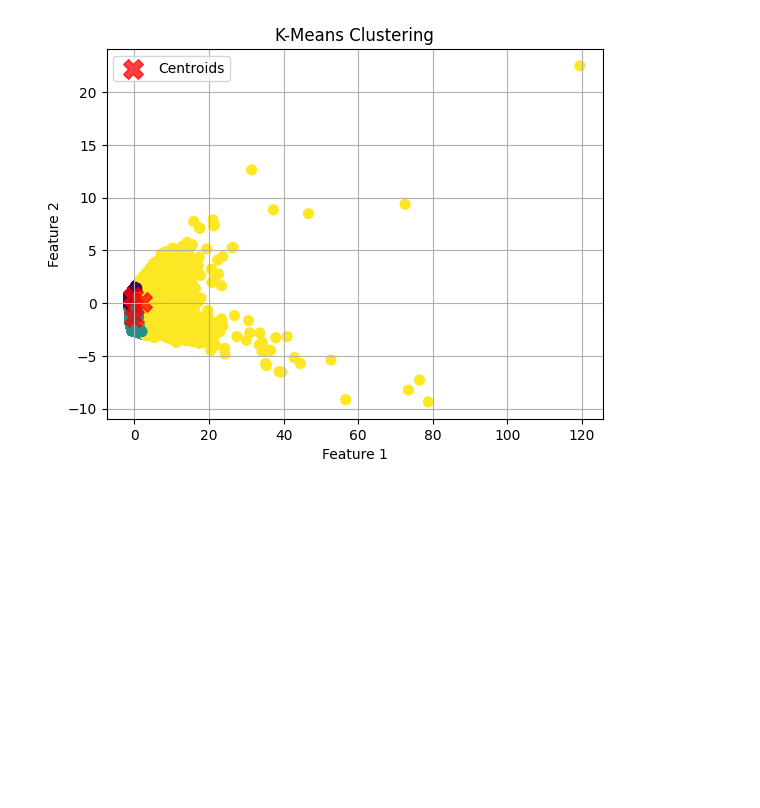
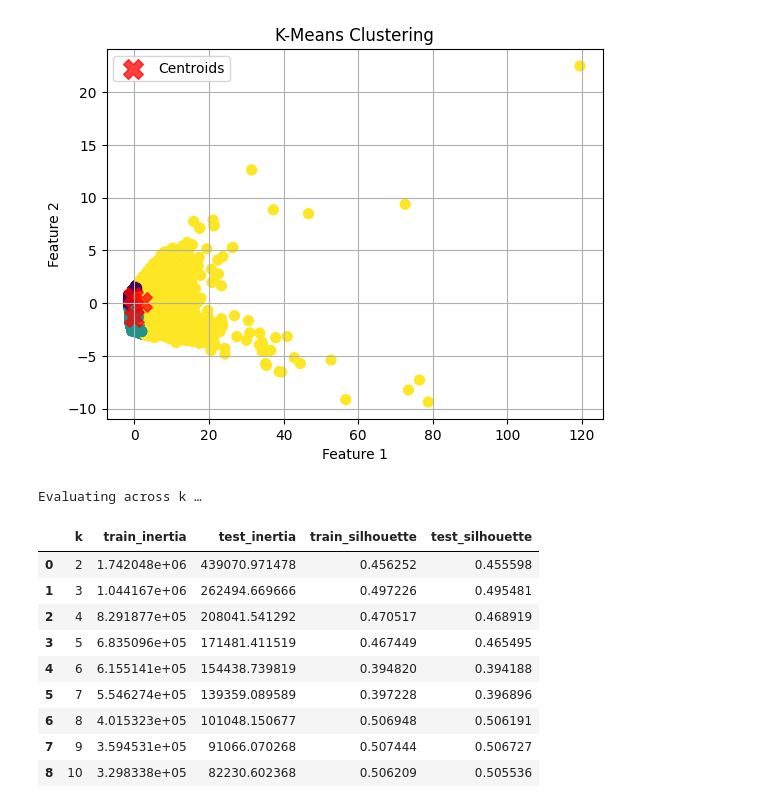
Before and after one commit to ZackRoland/UK_Car_Accident_Severity_Predictor, a Jupyter notebook: final_model.ipynb, the cells around one changed output. Cells and saved outputs as stored; diff of their text form; code cells hidden in the pictures; blank space fills up the shorter version.

Commit message:
added test train evaluation metrics to final model

```diff
--- a/final_model.ipynb
+++ b/final_model.ipynb
@@ -125,3 +145,66 @@ plt.grid(True)
 plt.show()
 # %% [output]
 [figure]
+# %%
+
+# --- config ---
+k_range        = range(2, 11)
+sil_sample     = 100000         # silhouette sample size (None -> full, but can be slow)
+
+# --- data ---
+X = df_pca.values  # use your preprocessed dataframe 'df'
+X_train, X_test = train_test_split(X, test_size=0.2, random_state=42)
+
+
+def test_inertia(X, centers):
+    _, d = pairwise_distances_argmin_min(X, centers)
+    return np.sum(d ** 2)
+
+train_inertia, test_inertia_list = [], []
+train_sil, test_sil = [], []
+
+print("Evaluating across k …")
+for k in tqdm(k_range, desc="k loop", unit="k"):
+    km = KMeans(n_clusters=k, n_init="auto", random_state=42)
+    km.fit(X_train)
+
+    # train metrics
+    train_inertia.append(km.inertia_)
+    try:
+        train_sil.append(silhouette_score(X_train, km.labels_, sample_size=sil_sample, random_state=0))
+    except Exception:
+        train_sil.append(np.nan)
+
+    # test metrics
+    ti = test_inertia(X_test, km.cluster_centers_)
+    test_inertia_list.append(ti)
+
+    test_labels = km.predict(X_test)
+    if len(np.unique(test_labels)) >= 2:
+        try:
+            test_sil.append(silhouette_score(X_test, test_labels, sample_size=sil_sample, random_state=0))
+        except Exception:
+            test_sil.append(np.nan)
+    else:
+        test_sil.append(np.nan)
+
+results = pd.DataFrame({
+    "k": list(k_range),
+    "train_inertia": train_inertia,
+    "test_inertia": test_inertia_list,
+    "train_silhouette": train_sil,
+    "test_silhouette": test_sil
+})
+results
+# %% [output]
+Evaluating across k …
+|  | k | train_inertia | test_inertia | train_silhouette | test_silhouette |
+| 0 | 2 | 1.742048e+06 | 439070.971478 | 0.456252 | 0.455598 |
+| 1 | 3 | 1.044167e+06 | 262494.669666 | 0.497226 | 0.495481 |
+| 2 | 4 | 8.291877e+05 | 208041.541292 | 0.470517 | 0.468919 |
+| 3 | 5 | 6.835096e+05 | 171481.411519 | 0.467449 | 0.465495 |
+| 4 | 6 | 6.155141e+05 | 154438.739819 | 0.394820 | 0.394188 |
+| 5 | 7 | 5.546274e+05 | 139359.089589 | 0.397228 | 0.396896 |
+| 6 | 8 | 4.015323e+05 | 101048.150677 | 0.506948 | 0.506191 |
+| 7 | 9 | 3.594531e+05 | 91066.070268 | 0.507444 | 0.506727 |
+| 8 | 10 | 3.298338e+05 | 82230.602368 | 0.506209 | 0.505536 |
```
Also changed, not shown: parts of 6 cells of this notebook.
